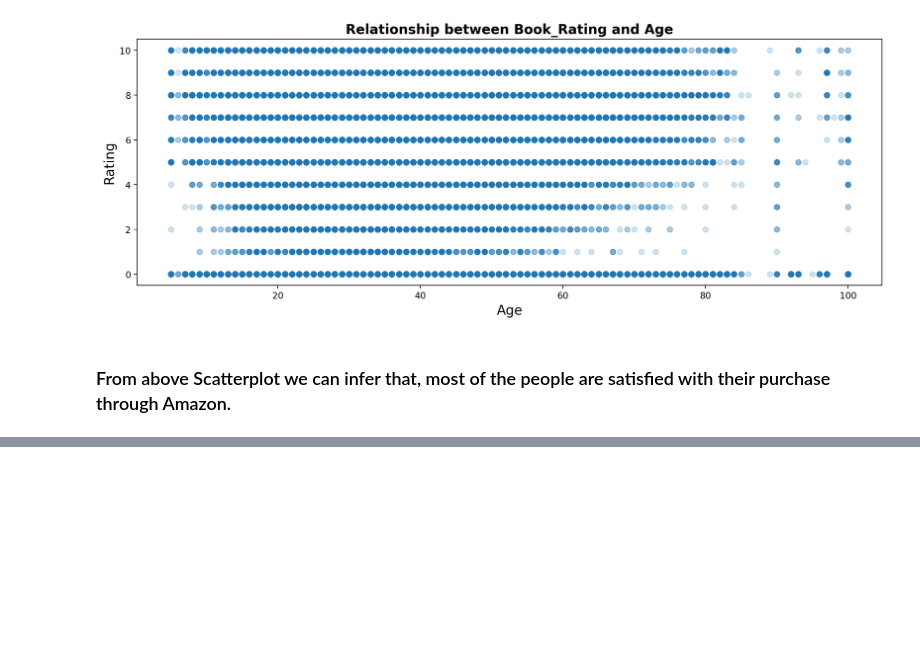
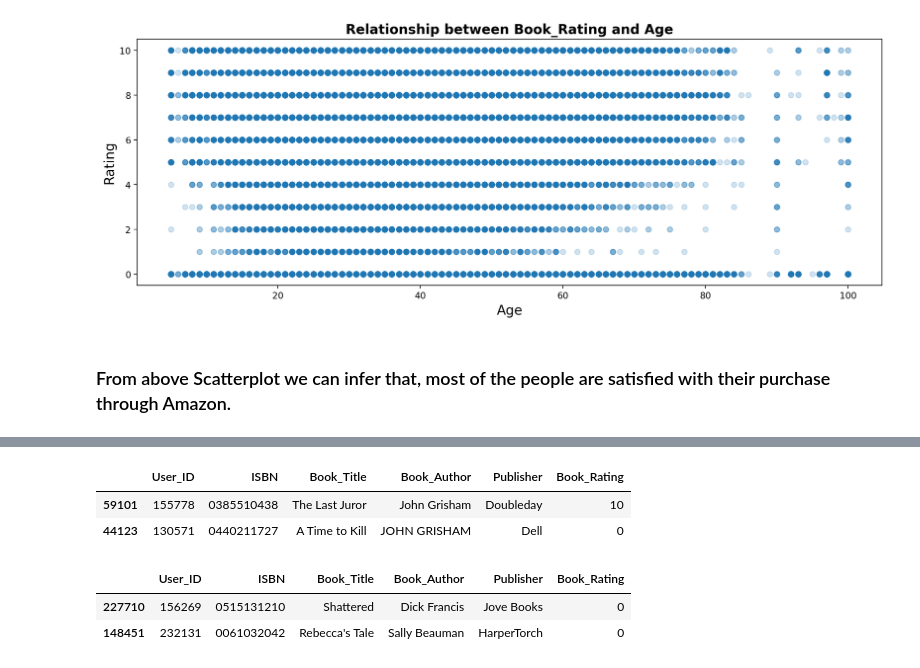
Before and after one commit to diptiranjan1998/Book-Recommendation-system, a Jupyter notebook: Book_Recommendation_System.ipynb, the cells around one changed output, grey strips where cells are left out. Saved outputs shown, nothing was run; the diff lists cells and outputs as text; code cells hidden in the pictures; blank space fills up the shorter version.

```diff
--- a/Book_Recommendation_System.ipynb
+++ b/Book_Recommendation_System.ipynb
@@ -1013,0 +1083,14 @@ Text(0, 0.5, 'Rating')
+# %%
+# Head of train_set
+train_set.head(2)
+# %% [output]
+|  | User_ID | ISBN | Book_Title | Book_Author | Publisher | Book_Rating |
+| 59101 | 155778 | 0385510438 | The Last Juror | John Grisham | Doubleday | 10 |
+| 44123 | 130571 | 0440211727 | A Time to Kill | JOHN GRISHAM | Dell | 0 |
+# %%
+# Head of test_set
+test_set.head(2)
+# %% [output]
+|  | User_ID | ISBN | Book_Title | Book_Author | Publisher | Book_Rating |
+| 227710 | 156269 | 0515131210 | Shattered | Dick Francis | Jove Books | 0 |
+| 148451 | 232131 | 0061032042 | Rebecca's Tale | Sally Beauman | HarperTorch | 0 |
```
Also changed, not shown: parts of 36 cells of this notebook.
